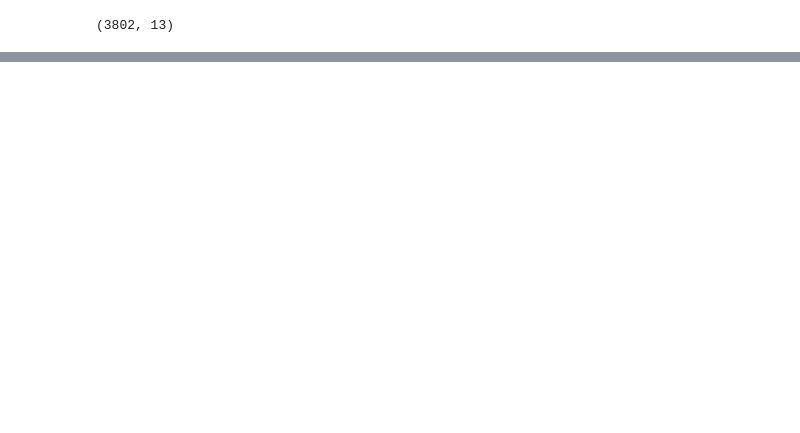
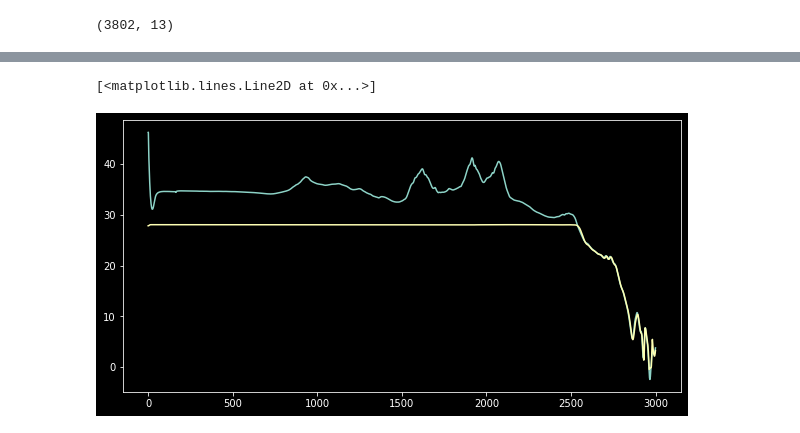
Before and after one commit to arun-s-p/ns_trial, a Jupyter notebook: dl_time_series.ipynb, the cells around one changed output, grey strips where cells are left out. Saved outputs shown, nothing was run; the diff lists cells and outputs as text; code cells hidden in the pictures; blank space fills up the shorter version.

```diff
--- a/dl_time_series.ipynb
+++ b/dl_time_series.ipynb
@@ -54,0 +123,5 @@ df.shape
+# %%
+cp = ModelCheckpoint('model1/',save_best_only=True)
+model.compile(loss=MeanSquaredError(),optimizer=Adam(learning_rate=0.0001),metrics=[RootMeanSquaredError()])
+# %%
+model.fit(x_train, y_train, validation_data=(x_val, y_val), epochs=10, callbacks=[cp])
@@ -54,0 +147,14 @@ df.shape
+# %%
+from tensorflow.keras.models import load_model
+final_model = load_model('model1/')
+# %%
+train=final_model.predict(x_train)#.flatten()
+val=final_model.predict(x_val)#.flatten()
+test=final_model.predict(x_test)#.flatten()
+# %%
+plt.figure(figsize=(10,5))
+plt.plot(y_train)
+plt.plot(train)
+# %% [output]
+[<matplotlib.lines.Line2D at 0x...>]
+[figure, added]
```
Also changed, not shown: parts of 24 cells of this notebook.
